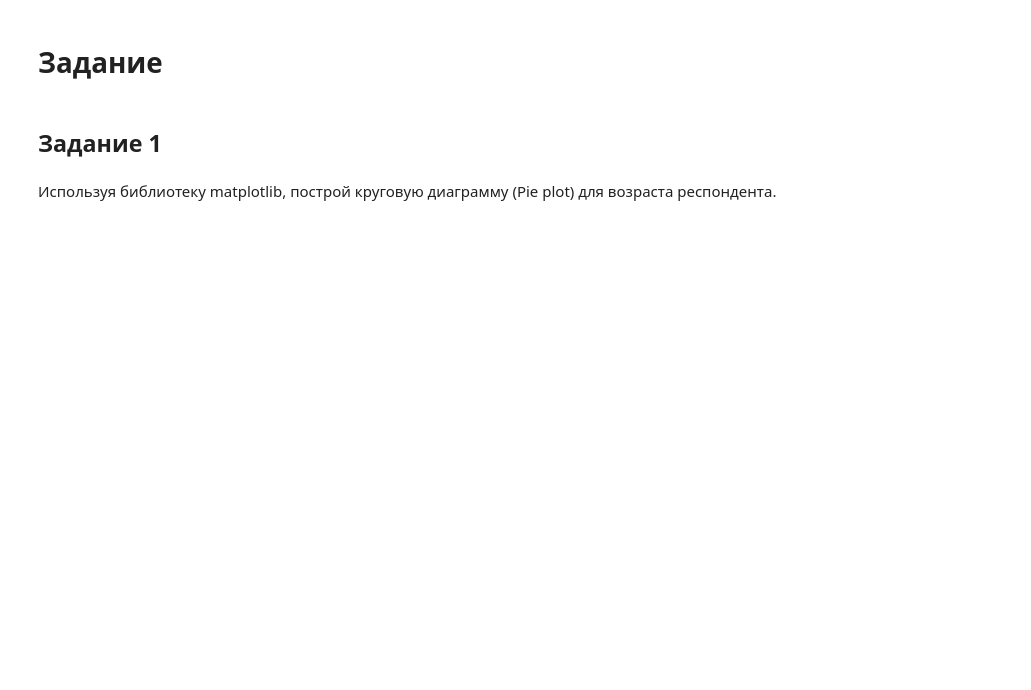
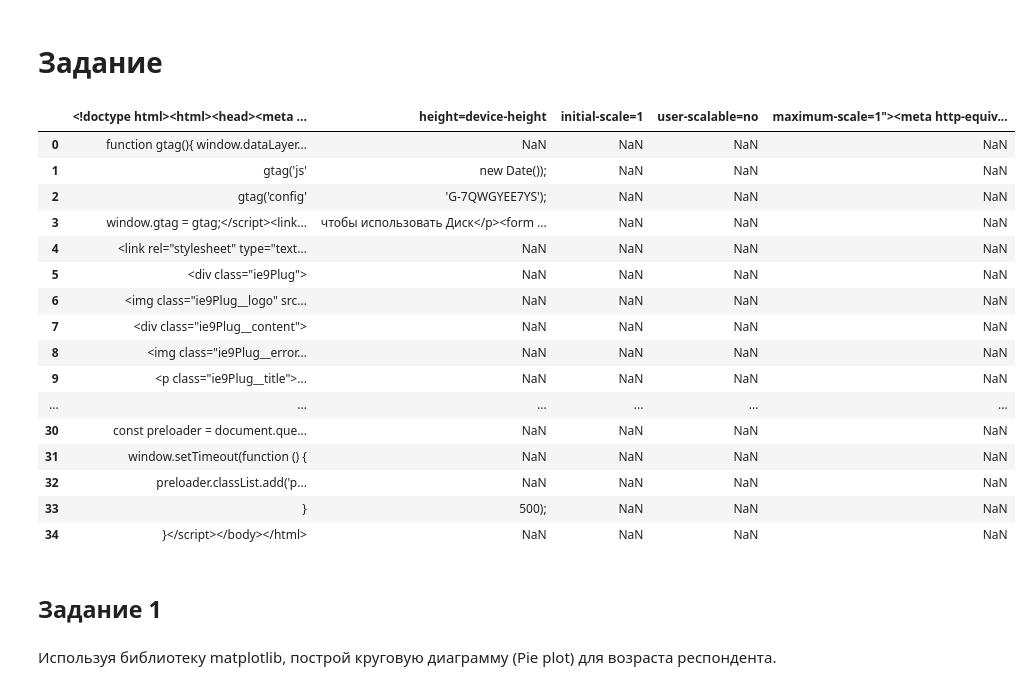
Before and after one commit to spelemis/DS03-1-1, a Jupyter notebook: src/03-visualization-assignment.ipynb, the cells around one changed output. Drawn from its saved outputs; the diff is of its cells as text; code cells hidden in the pictures; blank space fills up the shorter version.

```diff
--- a/src/03-visualization-assignment.ipynb
+++ b/src/03-visualization-assignment.ipynb
@@ -10,6 +17,24 @@ import seaborn as sns
 # %%
-# data = pd.read_csv('../datasets/kaggle_survey_2022_responses.csv', low_memory=False)
-# name2question = data.iloc[0]
+data = pd.read_csv('https://files.sberdisk.ru/s/awZHYxiQdwj2JZ1/kaggle_survey_2022_responses.csv', low_memory=False)
+data
+# %% [output]
+|  | <!doctype html><html><head><meta ... | height=device-height | initial-scale=1 | user-scalable=no | maximum-scale=1"><meta http-equiv... |
+| 0 | function gtag(){ window.dataLayer... | NaN | NaN | NaN | NaN |
+| 1 | gtag('js' | new Date()); | NaN | NaN | NaN |
+| 2 | gtag('config' | 'G-7QWGYEE7YS'); | NaN | NaN | NaN |
+| 3 | window.gtag = gtag;</script><link... | чтобы использовать Диск</p><form ... | NaN | NaN | NaN |
+| 4 | <link rel="stylesheet" type="text... | NaN | NaN | NaN | NaN |
+| 5 | <div class="ie9Plug"> | NaN | NaN | NaN | NaN |
+| 6 | <img class="ie9Plug__logo" src... | NaN | NaN | NaN | NaN |
+| 7 | <div class="ie9Plug__content"> | NaN | NaN | NaN | NaN |
+| 8 | <img class="ie9Plug__error... | NaN | NaN | NaN | NaN |
+| 9 | <p class="ie9Plug__title">... | NaN | NaN | NaN | NaN |
+| ... | ... | ... | ... | ... | ... |
+| 30 | const preloader = document.que... | NaN | NaN | NaN | NaN |
+| 31 | window.setTimeout(function () { | NaN | NaN | NaN | NaN |
+| 32 | preloader.classList.add('p... | NaN | NaN | NaN | NaN |
+| 33 | } | 500); | NaN | NaN | NaN |
+| 34 | }</script></body></html> | NaN | NaN | NaN | NaN |
 # %% [markdown]
 ## Задание 1
 # %% [markdown]
```
Also changed, not shown: parts of 15 cells of this notebook, 2 other files.
